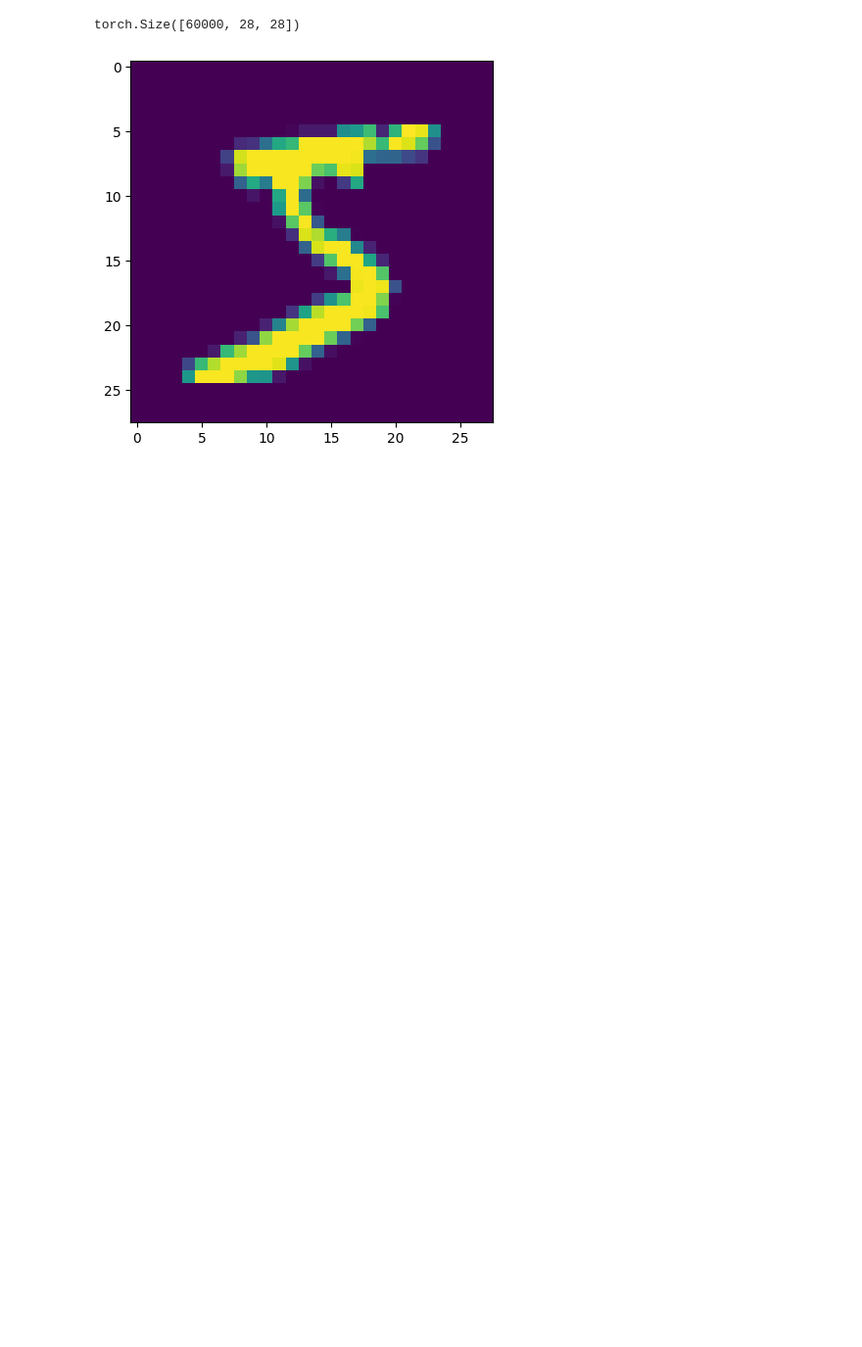
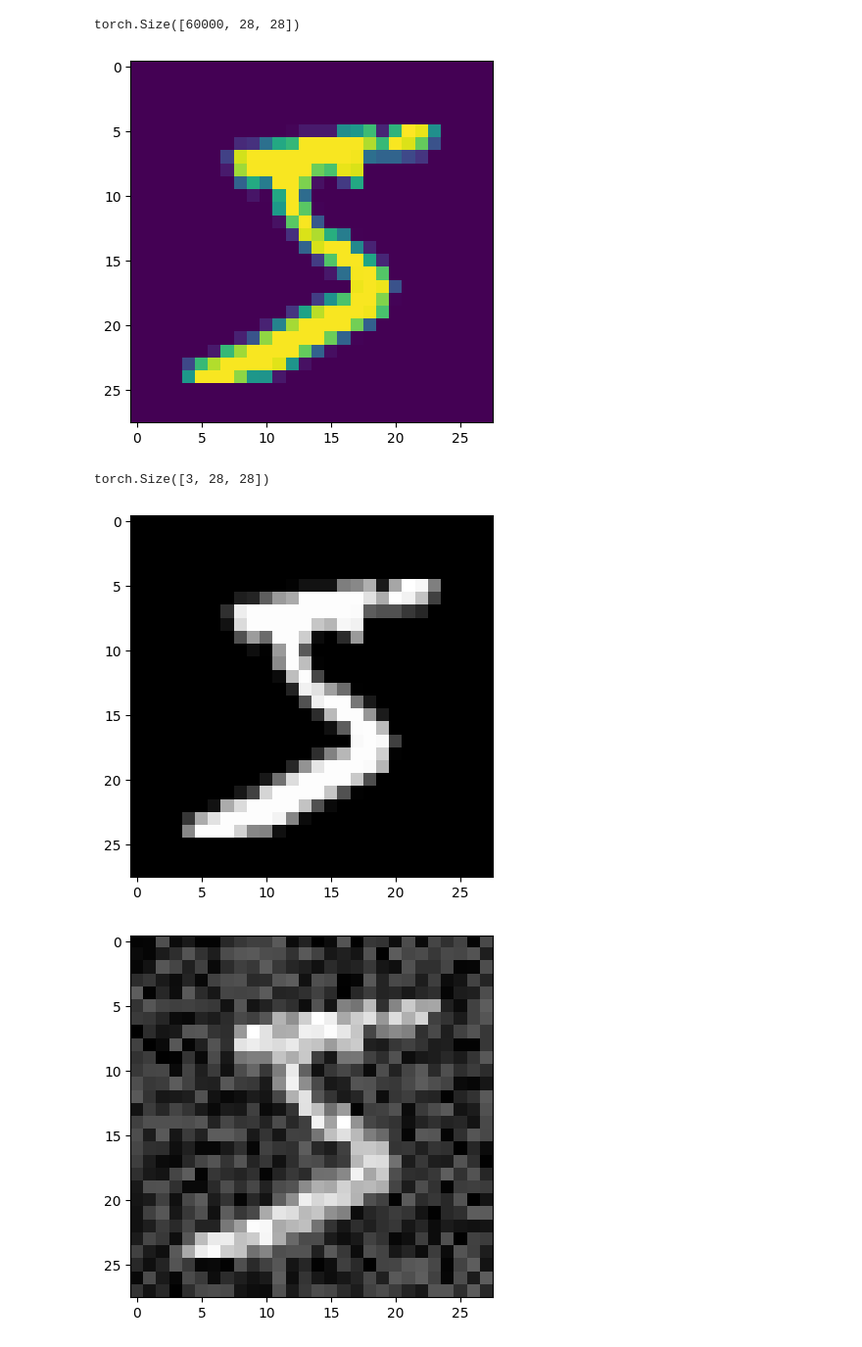
Before and after one commit to Kerysfel/differentialModel, a Jupyter notebook: diffusionModelTests.ipynb, the cells around one changed output. Shown: that part at 98% size. Saved outputs shown, nothing was run; the diff lists cells and outputs as text; code cells hidden in the pictures; blank space fills up the shorter version.

Commit message:
Добавление зашумления и вывод данных
- Добавлено создание замушлённых данных
- Вывод поэтапного зашумления изображения

```diff
--- a/diffusionModelTests.ipynb
+++ b/diffusionModelTests.ipynb
@@ -68,8 +68,8 @@ def forward_diffusion(x0: torch.Tensor, t: torch.Tensor, betas: torch.Tensor = t
     alpha_hat = torch.cumprod(alphas, axis = 0)
     alpha_hat_t = alpha_hat.gather(-1, t).reshape(-1, 1, 1, 1)
 
-    mean = result.sqrt() * x0
-    variance = torch.sqrt(1 - result) * noise
+    mean = alpha_hat_t.sqrt() * x0
+    variance = torch.sqrt(1 - alpha_hat_t) * noise
     return mean + variance, noise
 # %%
 from torchvision.datasets import MNIST
@@ -92,9 +92,31 @@ print(train_data.shape)
 # %% [output]
 torch.Size([60000, 28, 28])
 # %%
+import torchvision.transforms as transforms
+
+#Приведение данных к диапазону от 0 до 1
+train_data = train_dataset.data.float() / 255.0
+test_data = test_dataset.data.float() / 255.0
+
 import matplotlib.pyplot as plt
 
 plt.imshow(train_data[0])
 plt.show()
 # %% [output]
 [figure]
+# %%
+t = torch.tensor([0, 1, 2, 3, 4])
+noisy_images, _ = forward_diffusion(train_data[0], t)
+# %%
+noisy_images[0].size()
+# %% [output]
+torch.Size([3, 28, 28])
+# %%
+for img in noisy_images:
+    img = img.permute(1, 2, 0).squeeze()
+
+    plt.imshow(img, cmap='gray')
+    plt.show()
+# %% [output]
+[figure, added]
+[figure, added]
```
Also changed, not shown: parts of 1 cell of this notebook.
